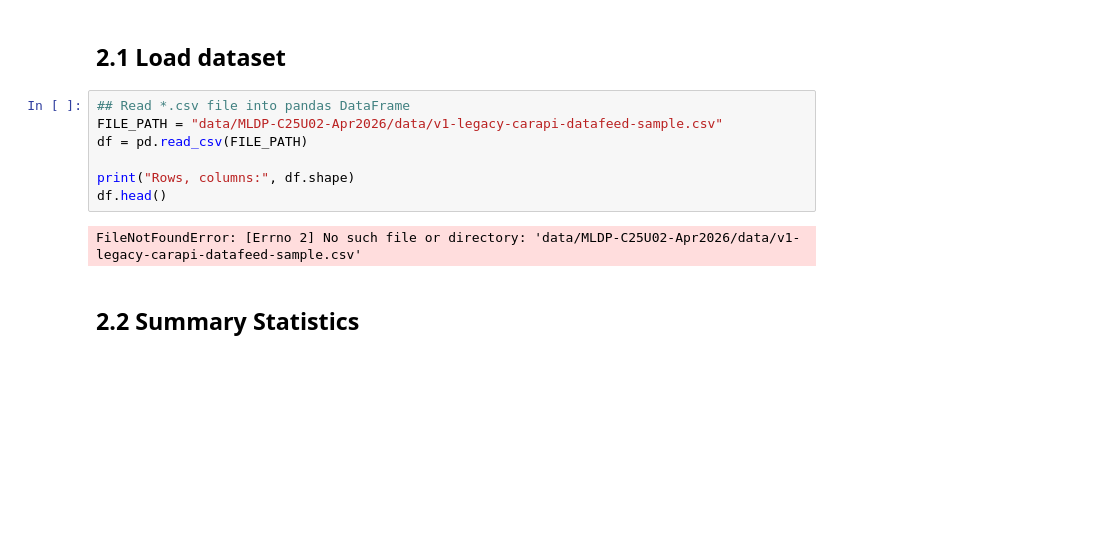
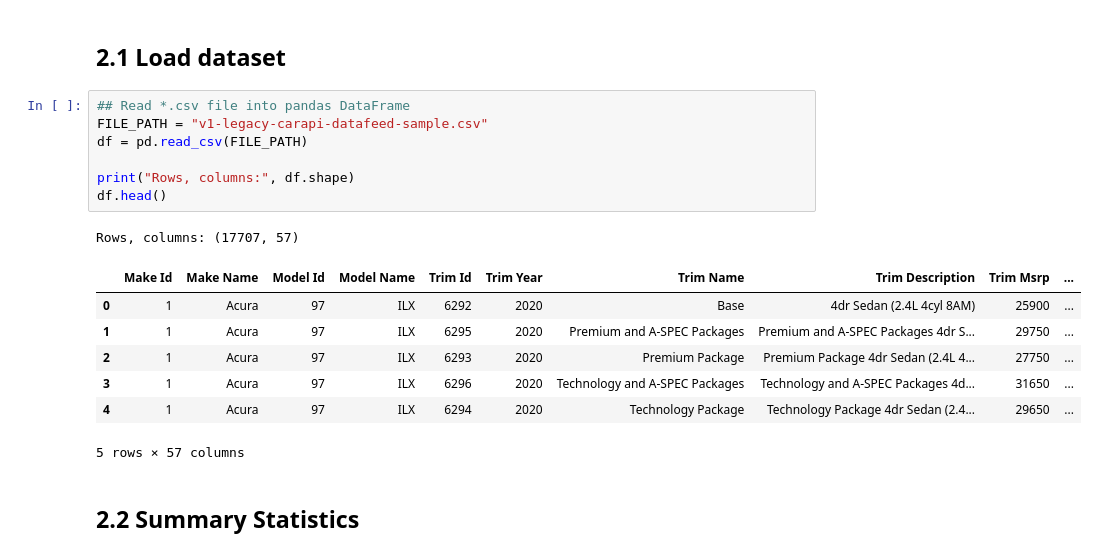
Before and after one commit to manfreddieee/car-price-prediction, a Jupyter notebook: car_price_model_1.ipynb, the cells around one changed output. Saved outputs shown, nothing was run; the diff lists cells and outputs as text; blank space fills up the shorter version.

```diff
--- a/car_price_model_1.ipynb
+++ b/car_price_model_1.ipynb
@@ -40,13 +40,20 @@ import plotly
 ## 2.1 Load dataset
 # %%
 ## Read *.csv file into pandas DataFrame
-FILE_PATH = "data/MLDP-C25U02-Apr2026/data/v1-legacy-carapi-datafeed-sample.csv"
+FILE_PATH = "v1-legacy-carapi-datafeed-sample.csv"
 df = pd.read_csv(FILE_PATH)
 
 print("Rows, columns:", df.shape)
 df.head()
 # %% [output]
-FileNotFoundError: [Errno 2] No such file or directory: 'data/MLDP-C25U02-Apr2026/data/v1-legacy-carapi-datafeed-sample.csv'
+Rows, columns: (17707, 57)
+|  | Make Id | Make Name | Model Id | Model Name | Trim Id | Trim Year | Trim Name | Trim Description | Trim Msrp | ... |
+| 0 | 1 | Acura | 97 | ILX | 6292 | 2020 | Base | 4dr Sedan (2.4L 4cyl 8AM) | 25900 | ... |
+| 1 | 1 | Acura | 97 | ILX | 6295 | 2020 | Premium and A-SPEC Packages | Premium and A-SPEC Packages 4dr S... | 29750 | ... |
+| 2 | 1 | Acura | 97 | ILX | 6293 | 2020 | Premium Package | Premium Package 4dr Sedan (2.4L 4... | 27750 | ... |
+| 3 | 1 | Acura | 97 | ILX | 6296 | 2020 | Technology and A-SPEC Packages | Technology and A-SPEC Packages 4d... | 31650 | ... |
+| 4 | 1 | Acura | 97 | ILX | 6294 | 2020 | Technology Package | Technology Package 4dr Sedan (2.4... | 29650 | ... |
+5 rows × 57 columns
 # %% [markdown]
 ## 2.2 Summary Statistics
 # %%
```
Also changed, not shown: parts of 3 cells of this notebook.
